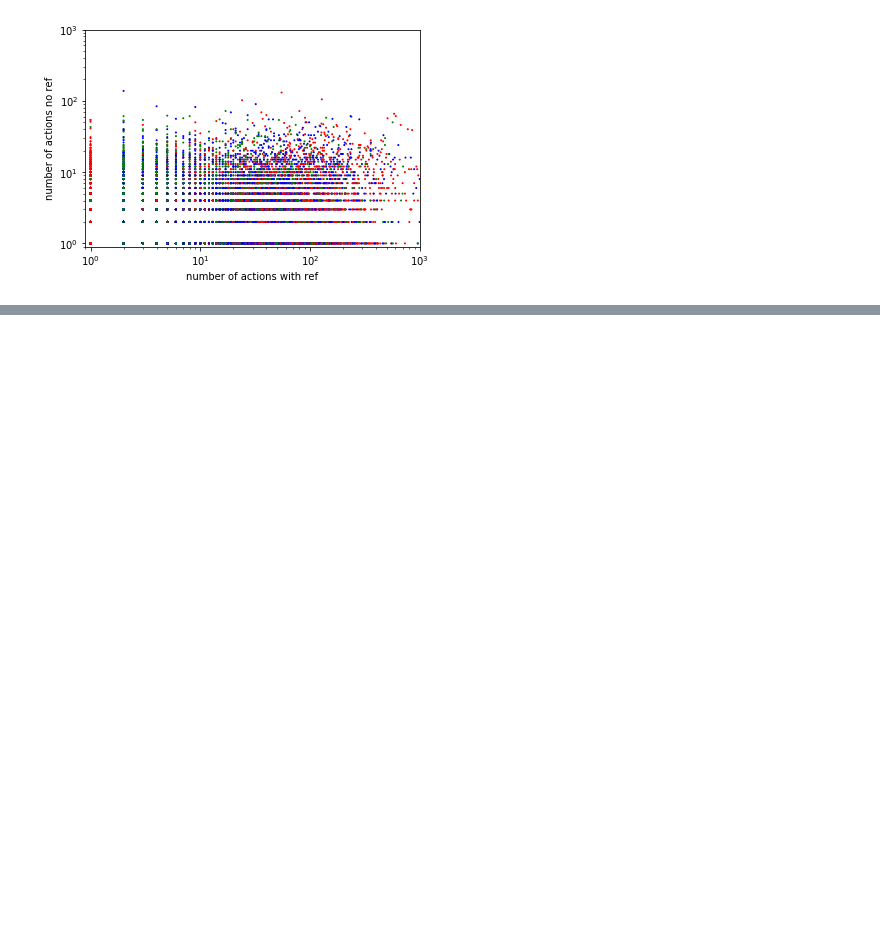
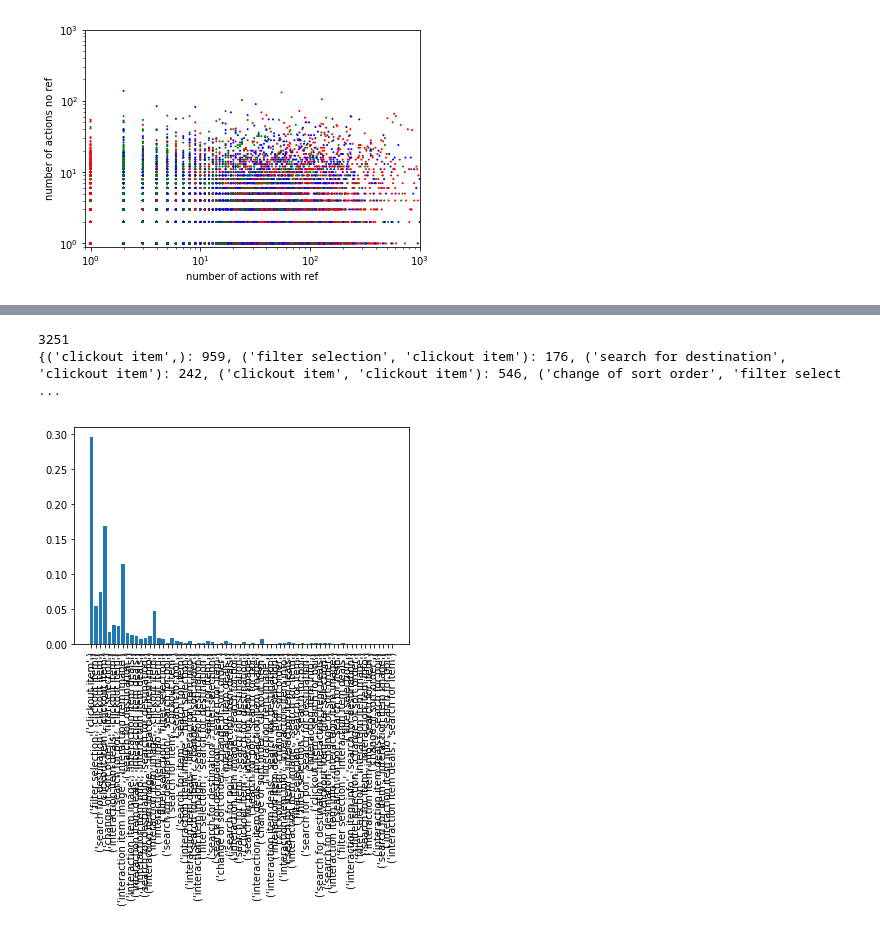
Before and after one commit to federicoparroni/recsys2019, a Jupyter notebook: visualize_data/search for cluster.ipynb, the cells around one changed output, grey strips where cells are left out. Saved outputs shown, nothing was run; the diff lists cells and outputs as text; code cells hidden in the pictures; blank space fills up the shorter version.

```diff
--- a/visualize_data/search for cluster.ipynb
+++ b/visualize_data/search for cluster.ipynb
@@ -122,0 +164,10 @@ plt.scatter(x,y,c=c, s=1)
+# %%
+print(count_n)
+print(dict_n)
+plt.bar(range(len(dict_n)), [x/count_n for x in dict_n.values()],align='center')
+plt.xticks(range(len(dict_n)), list(dict_n.keys()), rotation='vertical')
+plt.show()
+# %% [output]
+3251
+{('clickout item',): 959, ('filter selection', 'clickout item'): 176, ('search for destination', 'clickout item'): 242, ('clickout item', 'clickout item'): 546, ('change of sort order', 'filter select ...
+[figure, added]
```
Also changed, not shown: parts of 5 cells of this notebook, 16 other files.
